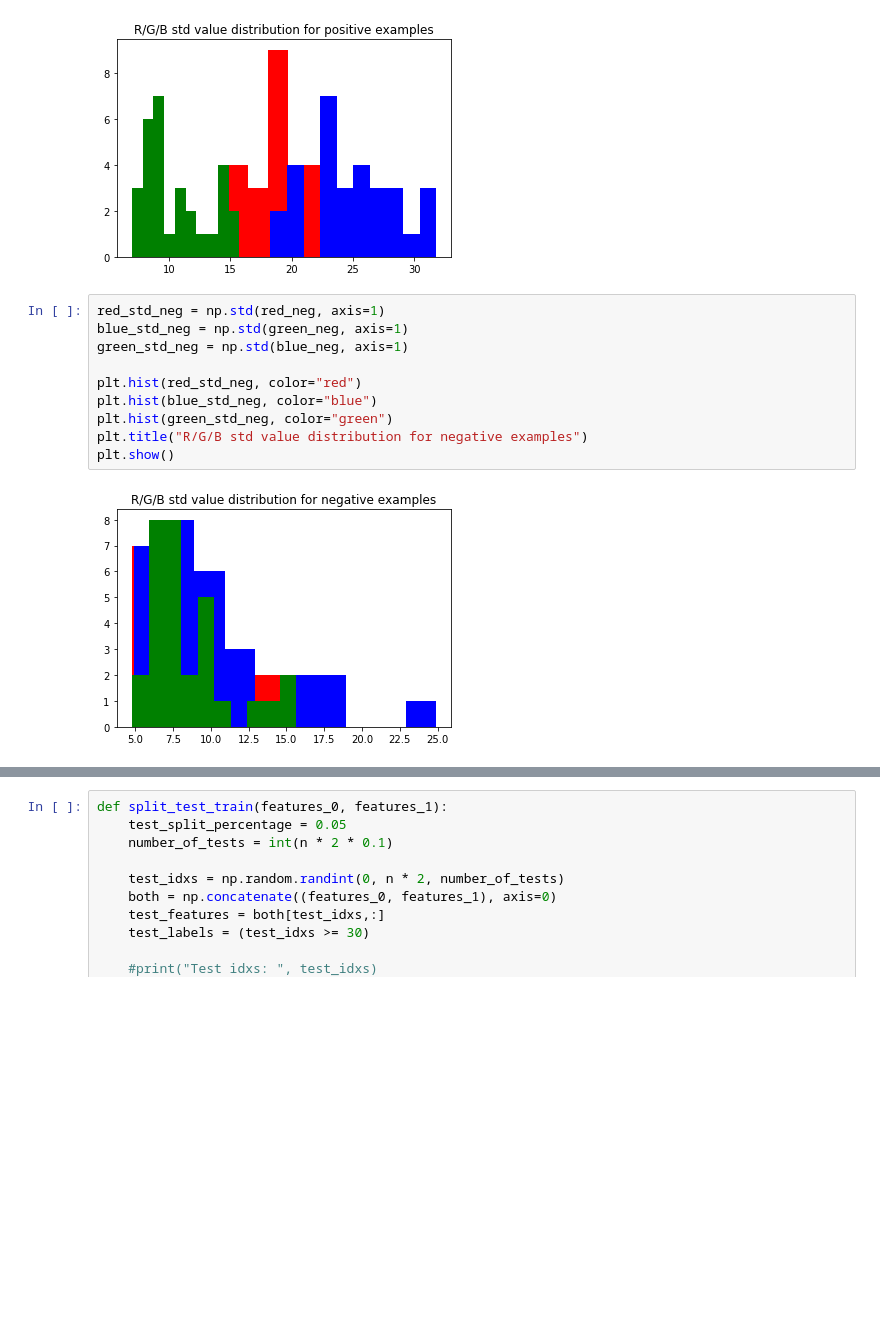
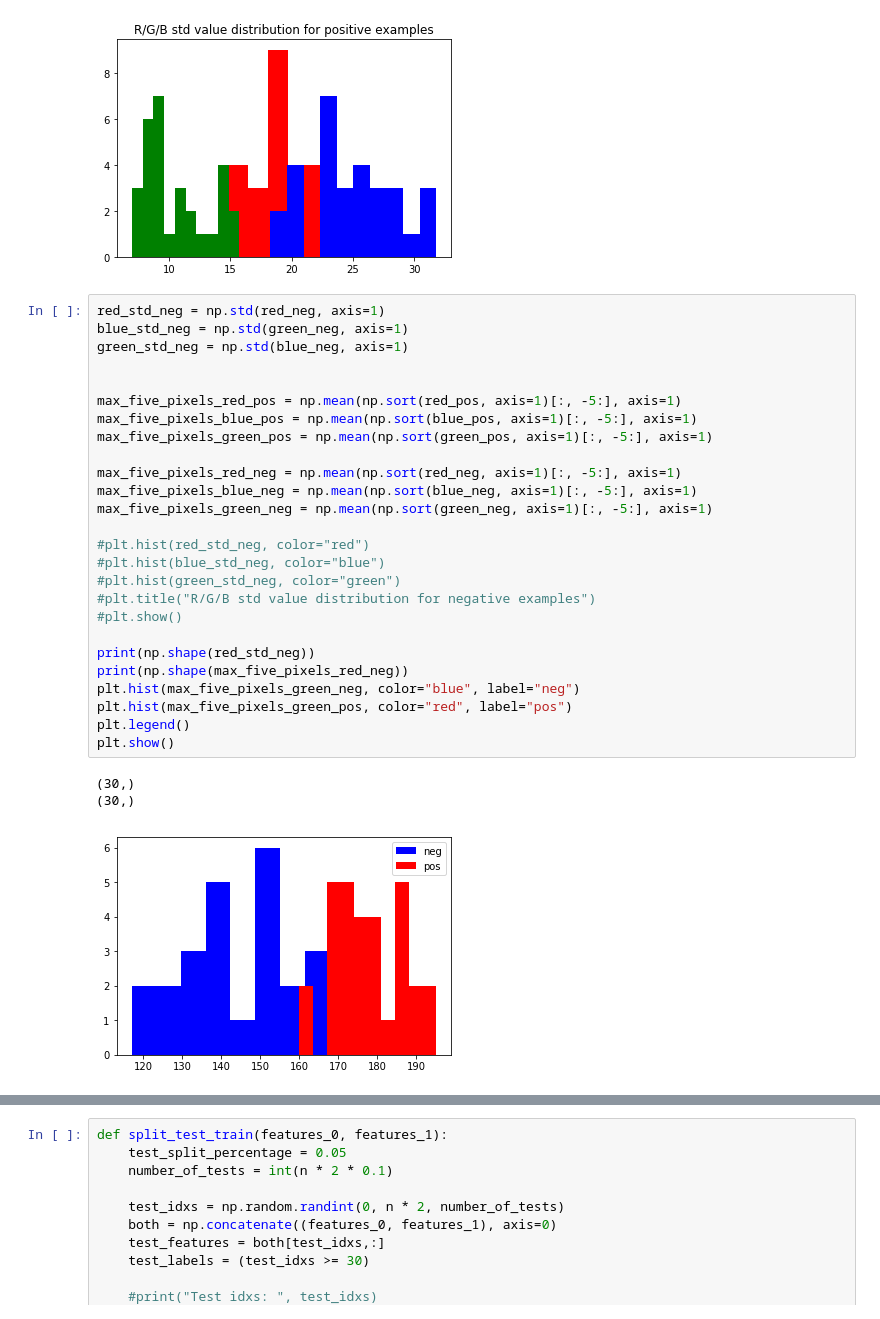
Before and after one commit to krangelie/MachineLearning_Summer19, a Jupyter notebook: Exercise3/exercise3.ipynb, the cells around one changed output, grey strips where cells are left out. Saved outputs shown, nothing was run; the diff lists cells and outputs as text; blank space fills up the shorter version.

Commit message:
Finished k-fold validation and added max5pixel feature (does not improve system at all)

```diff
--- a/Exercise3/exercise3.ipynb
+++ b/Exercise3/exercise3.ipynb
@@ -68,13 +68,31 @@ plt.show()
 # %%
 red_std_neg = np.std(red_neg, axis=1)
 blue_std_neg = np.std(green_neg, axis=1)
 green_std_neg = np.std(blue_neg, axis=1)
 
-plt.hist(red_std_neg, color="red")
-plt.hist(blue_std_neg, color="blue")
-plt.hist(green_std_neg, color="green")
-plt.title("R/G/B std value distribution for negative examples")
+
+max_five_pixels_red_pos = np.mean(np.sort(red_pos, axis=1)[:, -5:], axis=1)
+max_five_pixels_blue_pos = np.mean(np.sort(blue_pos, axis=1)[:, -5:], axis=1)
+max_five_pixels_green_pos = np.mean(np.sort(green_pos, axis=1)[:, -5:], axis=1)
+
+max_five_pixels_red_neg = np.mean(np.sort(red_neg, axis=1)[:, -5:], axis=1)
+max_five_pixels_blue_neg = np.mean(np.sort(blue_neg, axis=1)[:, -5:], axis=1)
+max_five_pixels_green_neg = np.mean(np.sort(green_neg, axis=1)[:, -5:], axis=1)
+
+#plt.hist(red_std_neg, color="red")
+#plt.hist(blue_std_neg, color="blue")
+#plt.hist(green_std_neg, color="green")
+#plt.title("R/G/B std value distribution for negative examples")
+#plt.show()
+
+print(np.shape(red_std_neg))
+print(np.shape(max_five_pixels_red_neg))
+plt.hist(max_five_pixels_green_neg, color="blue", label="neg")
+plt.hist(max_five_pixels_green_pos, color="red", label="pos")
+plt.legend()
 plt.show()
 # %% [output]
+(30,)
+(30,)
-[figure, old version]
+[figure, new version]
 # %%
```
Also changed, not shown: parts of 12 cells of this notebook.
